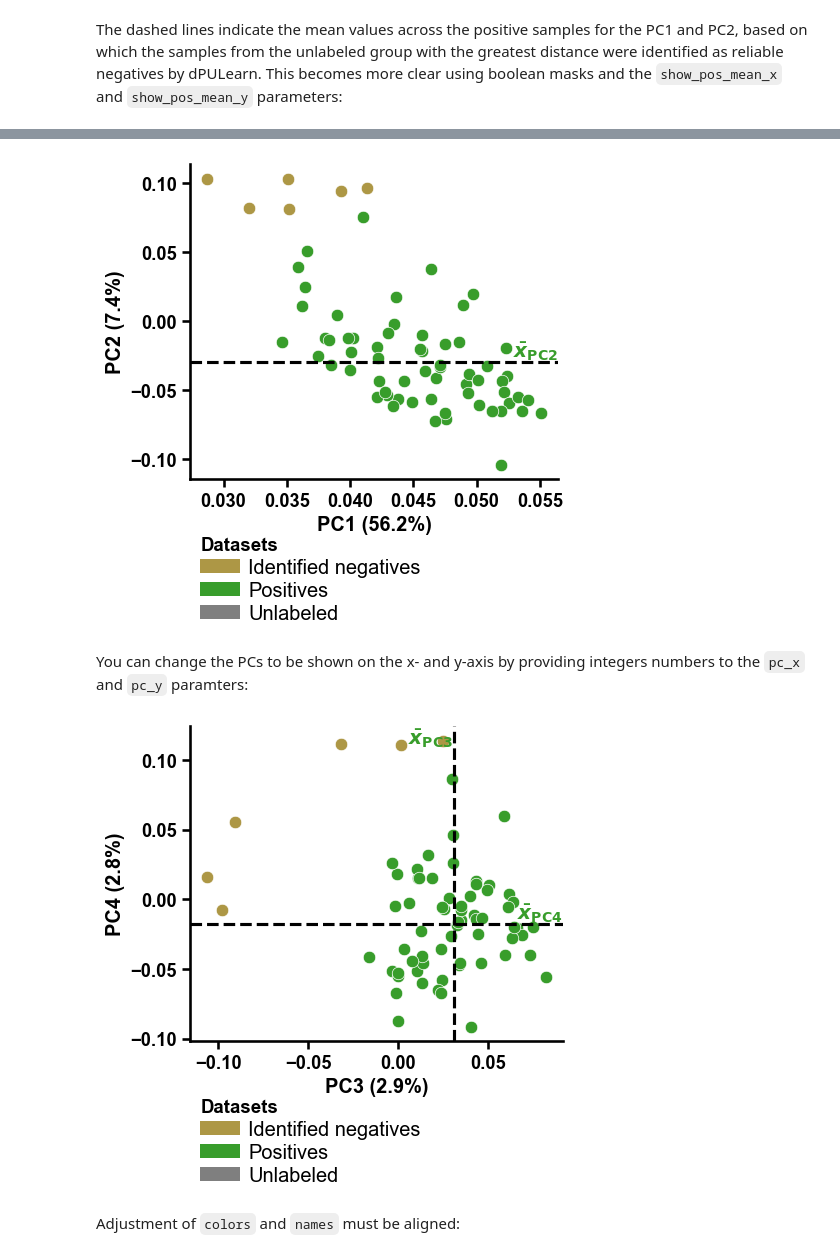
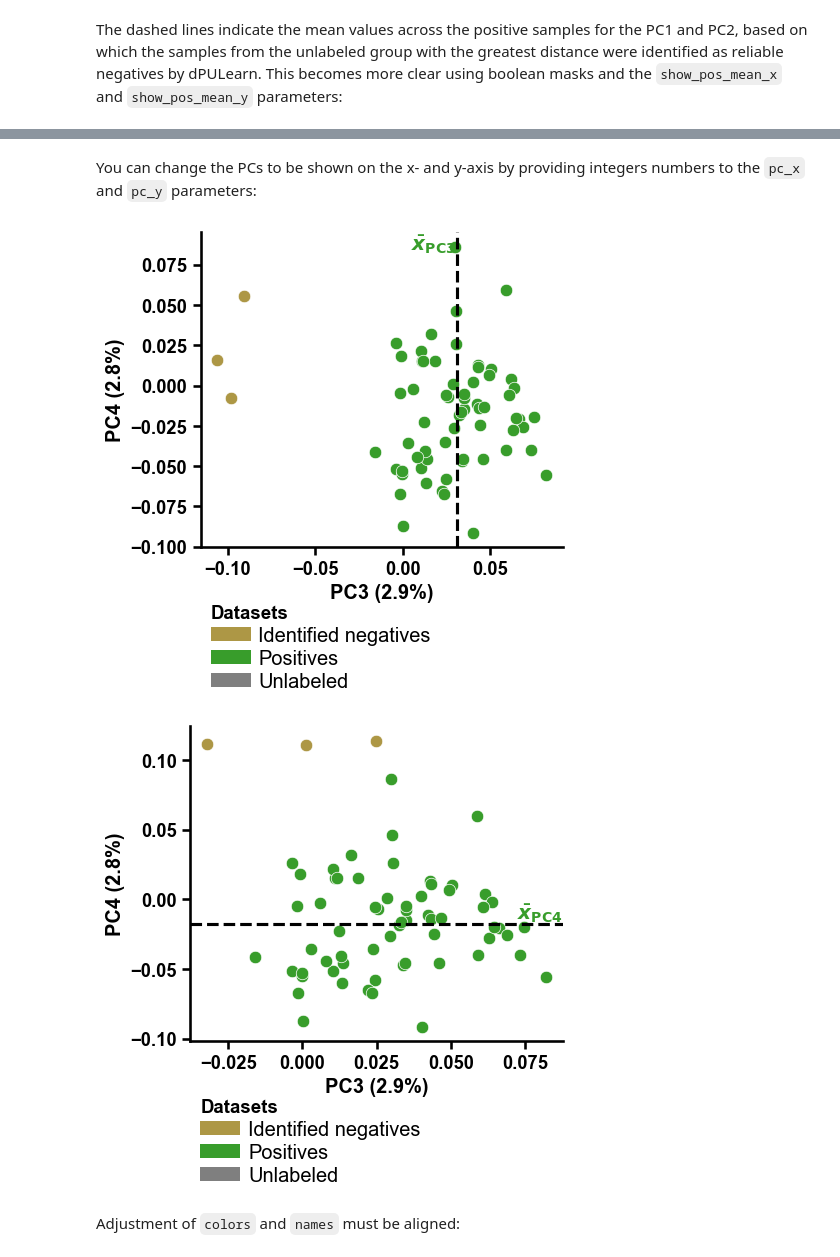
Before and after one commit to breimanntools/aaanalysis, a Jupyter notebook: examples/dpul_plot_pca.ipynb, the cells around one changed output, grey strips where cells are left out. Saved outputs shown, nothing was run; the diff lists cells and outputs as text; code cells hidden in the pictures.

```diff
--- a/examples/dpul_plot_pca.ipynb
+++ b/examples/dpul_plot_pca.ipynb
@@ -50,24 +57,21 @@ plt.show()
-# %%
-# Filter only positives and negatives selected based on PC1
-mask1 = [x in ["PC2", None] for x in df_pu["selection_via"]]
-mask2 = [x in [0, 1] for x in labels]
-mask = [m1 and m2 for m1, m2 in zip(mask1, mask2)]
-dpul_plot.pca(df_pu=df_pu[mask], labels=labels[mask], show_pos_mean_x=False)
-plt.tight_layout()
-plt.show()
-# %% [output]
-[figure, removed]
 # %% [markdown]
-You can change the PCs to be shown on the x- and y-axis by providing integers numbers to the ``pc_x`` and ``pc_y`` paramters:
+You can change the PCs to be shown on the x- and y-axis by providing integers numbers to the ``pc_x`` and ``pc_y`` parameters:
 # %%
-mask1 = [x in ["PC3", "PC4", None] for x in df_pu["selection_via"]]
+mask1 = [x in ["PC3", None] for x in df_pu["selection_via"]]
 mask2 = [x in [0, 1] for x in labels]
 mask = [m1 and m2 for m1, m2 in zip(mask1, mask2)]
-dpul_plot.pca(df_pu=df_pu[mask], labels=labels[mask], pc_x=3, pc_y=4)
+dpul_plot.pca(df_pu=df_pu[mask], labels=labels[mask], pc_x=3, pc_y=4, show_pos_mean_y=False)
 plt.tight_layout()
 plt.show()
+mask1 = [x in ["PC4", None] for x in df_pu["selection_via"]]
+mask2 = [x in [0, 1] for x in labels]
+mask = [m1 and m2 for m1, m2 in zip(mask1, mask2)]
+dpul_plot.pca(df_pu=df_pu[mask], labels=labels[mask], pc_x=3, pc_y=4, show_pos_mean_x=False)
+plt.tight_layout()
+plt.show()
 # %% [output]
-[figure, old version]
+[figure, new version]
+[figure, added]
 # %% [markdown]
 Adjustment of ``colors`` and ``names`` must be aligned:
 # %%
```
Also changed, not shown: parts of 3 cells of this notebook, 30 other files.
